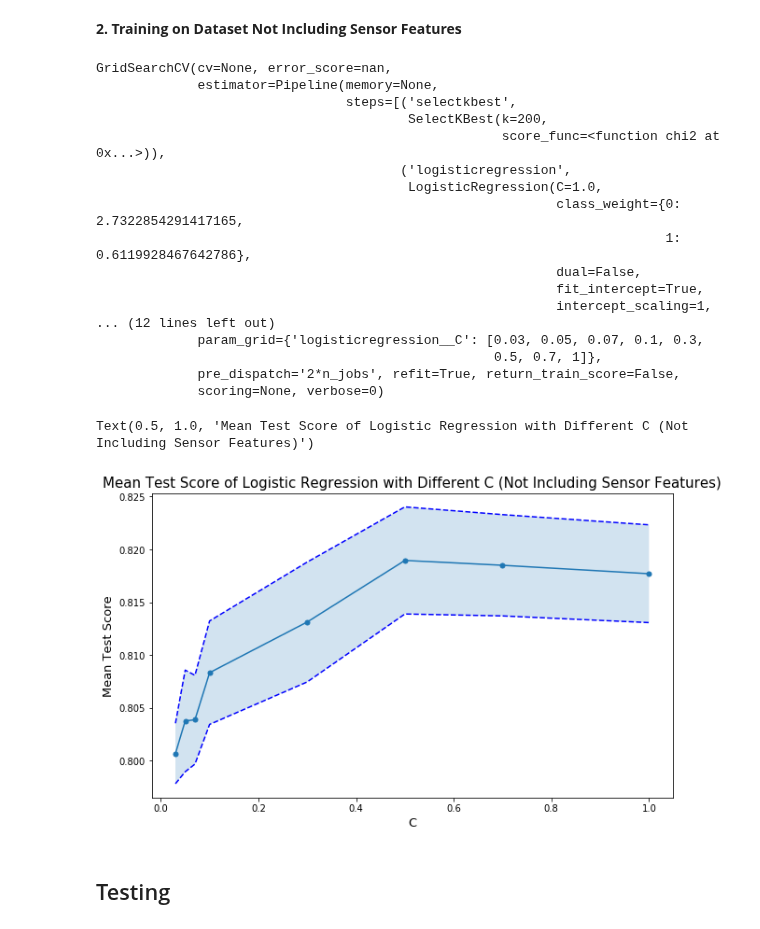
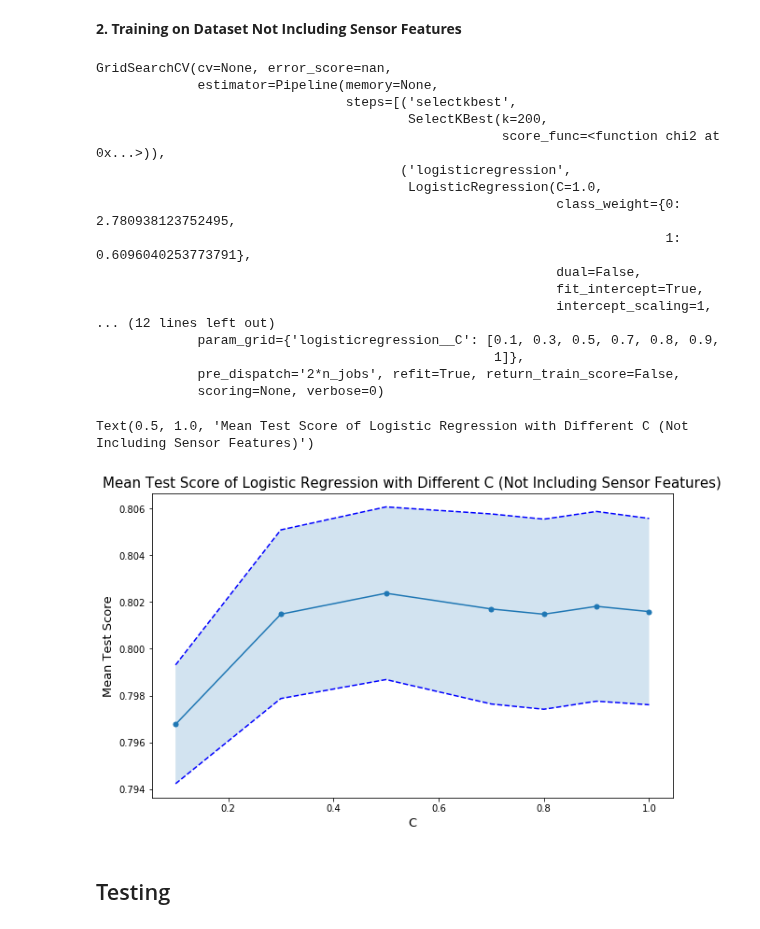
Before and after one commit to Programming-Systems-Lab/Capstone-2, a Jupyter notebook: Model Training/Logistic Regression.ipynb, the cells around one changed output. Saved outputs shown, nothing was run; the diff lists cells and outputs as text; code cells hidden in the pictures.

Commit message:
Update logistic regression notebook

```diff
--- a/Model Training/Logistic Regression.ipynb
+++ b/Model Training/Logistic Regression.ipynb
@@ -19,11 +19,13 @@ from sklearn.metrics import balanced_accuracy_score, confusion_matrix
 
 from sklearn.utils import class_weight
 # %%
-X = pd.read_csv('Training_Dataset.csv')
-test_X =  pd.read_csv('Test_Dataset.csv')
+X = pd.read_csv('Training Dataset/Training_Dataset.csv')
+repackaged_benign_test_X =  pd.read_csv('Test Dataset/Repackaged_Benign_Testset.csv')
+covid_test_X = pd.read_csv('Test Dataset/COVID_Testset.csv')
 # %%
-y = pd.read_csv('Labels.csv')
-test_y = pd.read_csv('Labels_Test.csv')
+y = pd.read_csv('Training Dataset/Labels.csv')
+repackaged_benign_test_y = pd.read_csv('Test Dataset/Labels_Repackaged_Benign_Test.csv')
+COVID_test_y = pd.read_csv('Test Dataset/Labels_COVID_Test.csv')
 # %%
 # Delete useless features told by Shirish
 X.drop(['Package_Name', 'SHA256', 'ThumbPrint', 'Application_Category',
@@ -230,7 +237,7 @@ Text(0.5, 1.0, 'Mean Test Score of Logistic Regression with Different C (Includi
 pipe_wo_sensor = make_pipeline(SelectKBest(k = 200, score_func = chi2),
                                LogisticRegression(class_weight = class_weights, max_iter = 1000))
 
-params = {'logisticregression__C': [0.03, 0.05, 0.07, 0.1, 0.3, 0.5, 0.7, 1]}
+params = {'logisticregression__C': [0.1, 0.3, 0.5, 0.7, 0.8, 0.9, 1]}
 
 grid_wo_sensor = GridSearchCV(pipe_wo_sensor, param_grid = params)
 grid_wo_sensor.fit(X_train_wo_sensor, y_train['label'].values)
@@ -242,14 +249,14 @@ GridSearchCV(cv=None, error_score=nan,
                                                     score_func=<function chi2 at 0x...>)),
                                        ('logisticregression',
                                         LogisticRegression(C=1.0,
-                                                           class_weight={0: 2.7322854291417165,
-                                                                         1: 0.6119928467642786},
+                                                           class_weight={0: 2.780938123752495,
+                                                                         1: 0.6096040253773791},
                                                            dual=False,
                                                            fit_intercept=True,
                                                            intercept_scaling=1,
 ... (12 lines left out)
-             param_grid={'logisticregression__C': [0.03, 0.05, 0.07, 0.1, 0.3,
-                                                   0.5, 0.7, 1]},
+             param_grid={'logisticregression__C': [0.1, 0.3, 0.5, 0.7, 0.8, 0.9,
+                                                   1]},
              pre_dispatch='2*n_jobs', refit=True, return_train_score=False,
              scoring=None, verbose=0)
 # %%
@@ -257,18 +264,18 @@ result_wo_sensor = pd.DataFrame(grid_wo_sensor.cv_results_)
 # %%
 scores = result_wo_sensor['mean_test_score']
 scores_std = result_wo_sensor['std_test_score']
 std_error = scores_std / np.sqrt(5)
 plt.figure(figsize = (10, 6))
-plt.plot([0.03, 0.05, 0.07, 0.1, 0.3, 0.5, 0.7, 1], scores, marker = 'o', markersize = 5)
-plt.plot([0.03, 0.05, 0.07, 0.1, 0.3, 0.5, 0.7, 1], scores + std_error, 'b--')
-plt.plot([0.03, 0.05, 0.07, 0.1, 0.3, 0.5, 0.7, 1], scores - std_error, 'b--')
-plt.fill_between([0.03, 0.05, 0.07, 0.1, 0.3, 0.5, 0.7, 1], scores + std_error, scores - std_error, alpha = 0.2)
+plt.plot([0.1, 0.3, 0.5, 0.7, 0.8, 0.9, 1], scores, marker = 'o', markersize = 5)
+plt.plot([0.1, 0.3, 0.5, 0.7, 0.8, 0.9, 1], scores + std_error, 'b--')
+plt.plot([0.1, 0.3, 0.5, 0.7, 0.8, 0.9, 1], scores - std_error, 'b--')
+plt.fill_between([0.1, 0.3, 0.5, 0.7, 0.8, 0.9, 1], scores + std_error, scores - std_error, alpha = 0.2)
 plt.xlabel('C', fontsize = 13)
 plt.ylabel('Mean Test Score', fontsize = 13)
 plt.title('Mean Test Score of Logistic Regression with Different C (Not Including Sensor Features)', fontsize = 15)
 # %% [output]
 Text(0.5, 1.0, 'Mean Test Score of Logistic Regression with Different C (Not Including Sensor Features)')
-[figure, old version]
+[figure, new version]
 # %% [markdown]
 ## Testing
 # %%
```
Also changed, not shown: parts of 40 cells of this notebook.
